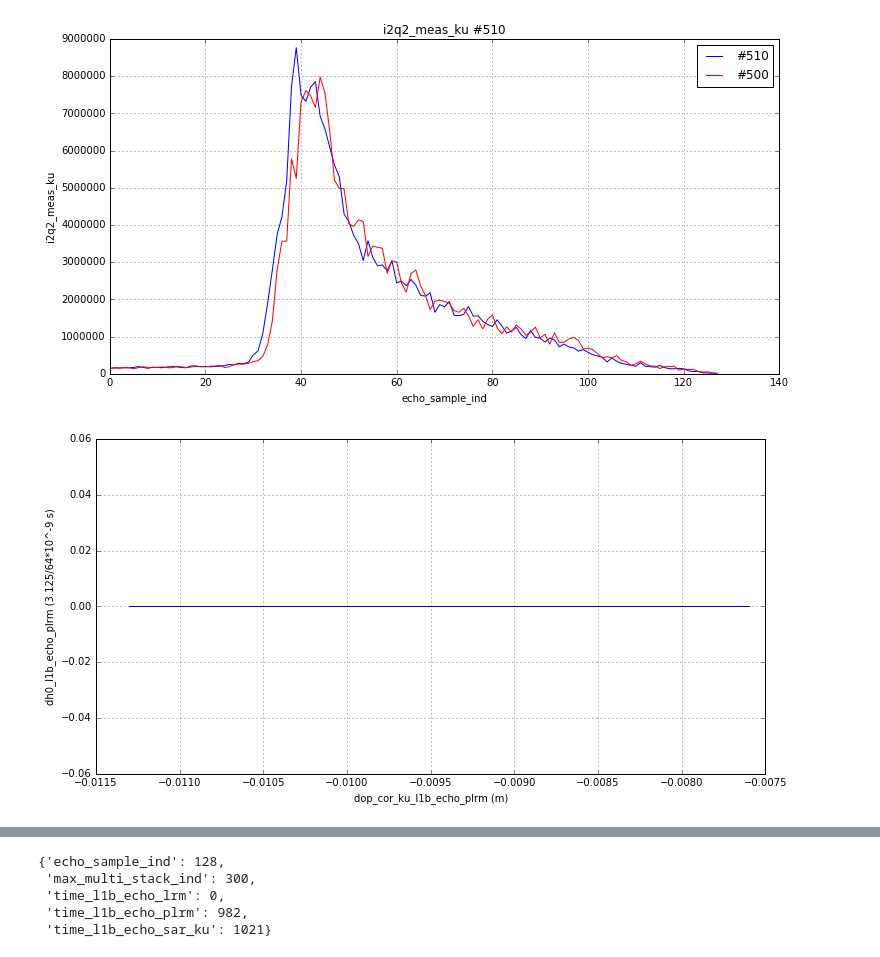
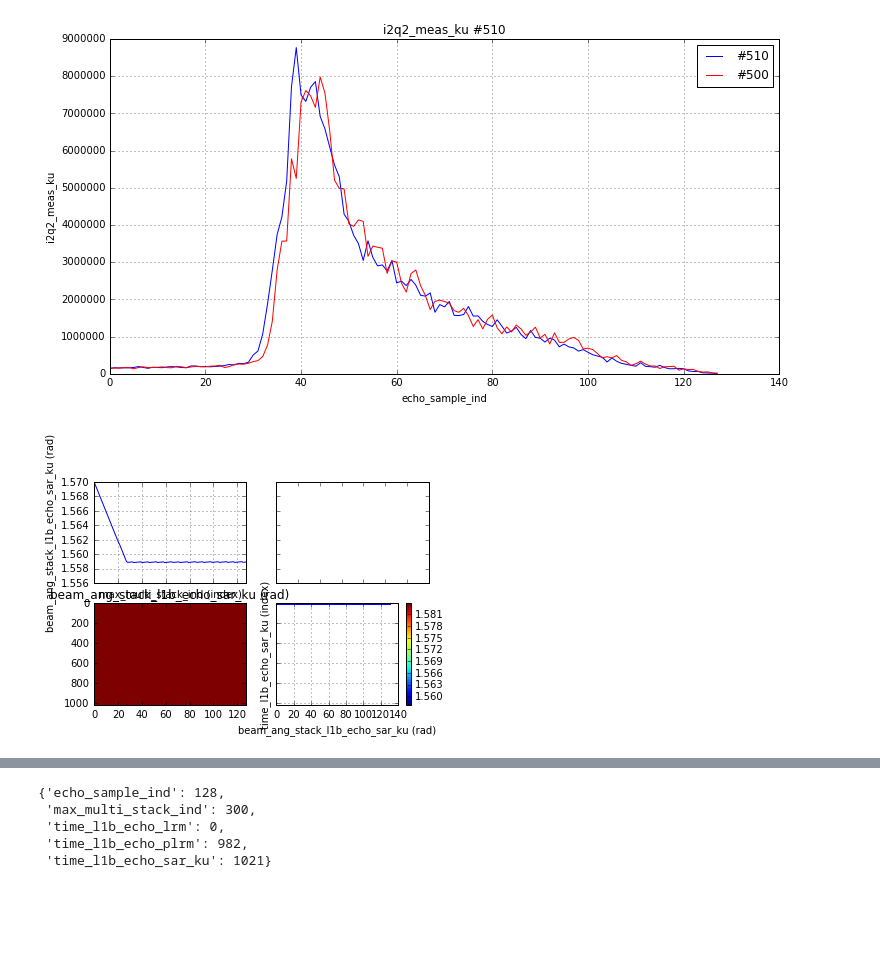
Before and after one commit to DeDop/dedop-core, a Jupyter notebook: notebooks/analysis-l1b.ipynb, the cells around one changed output, grey strips where cells are left out. Cells and saved outputs as stored; diff of their text form; code cells hidden in the pictures; blank space fills up the shorter version.

Commit message:
implemented initial plot_2d_var()

```diff
--- a/notebooks/analysis-l1b.ipynb
+++ b/notebooks/analysis-l1b.ipynb
@@ -4,7 +4,8 @@
 from dedop.cli.analysis import L1bAnalysis
 %matplotlib inline
 # %%
-an = L1bAnalysis("C:\\Users\\Norman\\EOData\\DeDop\\S3\\L1B.nc")
+an = L1bAnalysis("D:\\EOData\\DeDop\\L1B.nc")
+#an = L1bAnalysis("C:\\Users\\Norman\\EOData\\DeDop\\S3\\L1B.nc")
 # %%
 an.plot_im()
 # %% [output]
@@ -47,9 +48,9 @@ an.plot_meas(ref_ind=500)
 # %% [output]
 [figure]
 # %%
-an.plot_1d_vars()
+an.plot_2d_var()
 # %% [output]
-[figure, old version]
+[figure, new version]
 # %%
 an.dim_names_to_var_names
 # %% [output]
```
Also changed, not shown: 1 other file.
